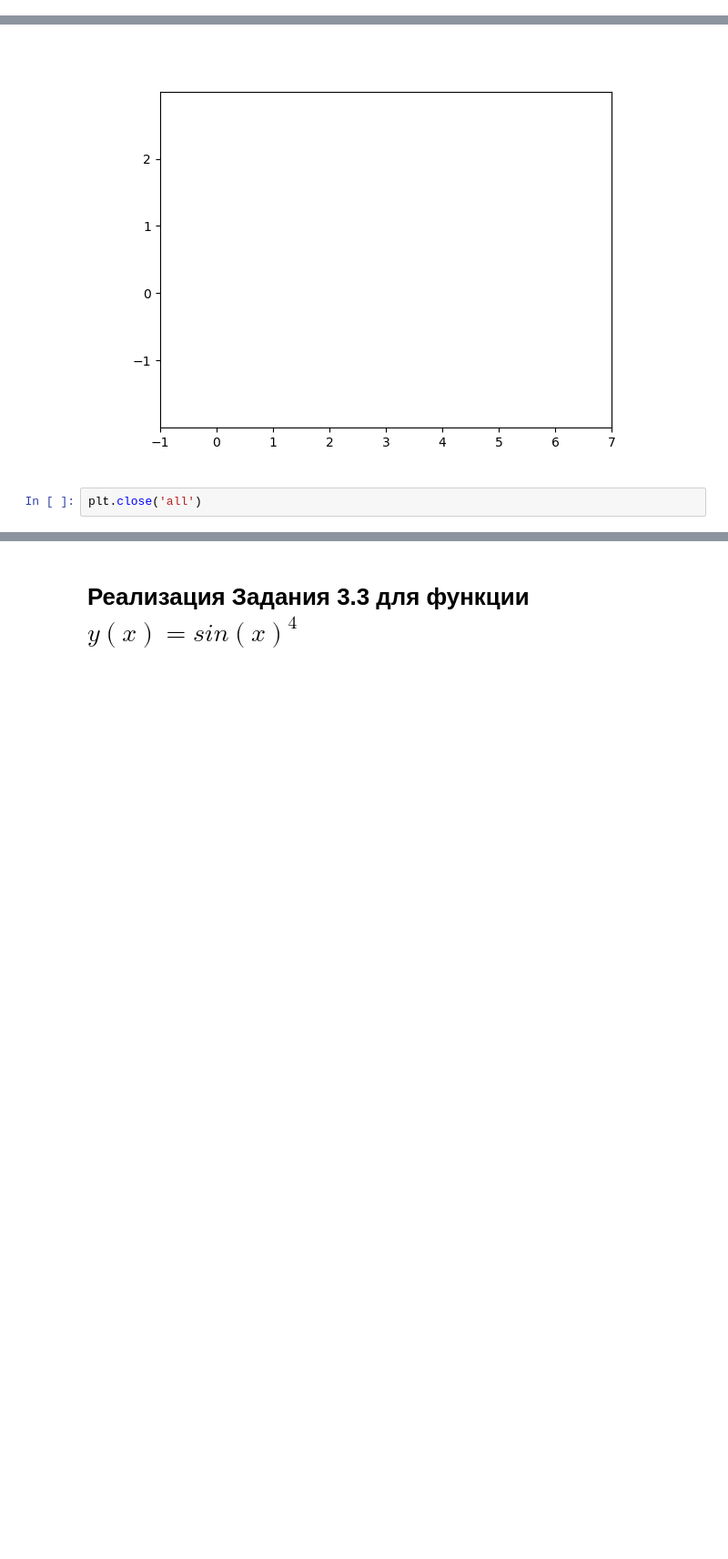
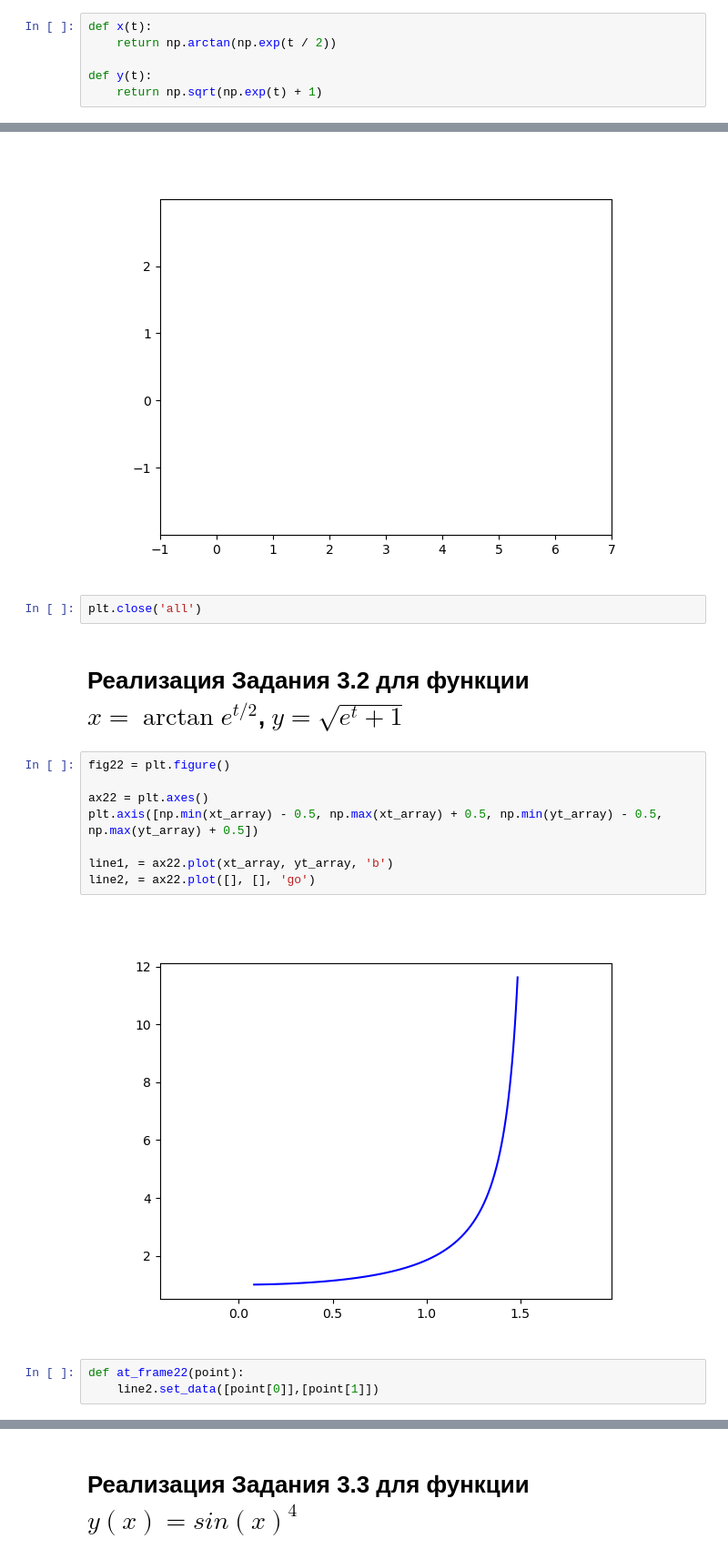
Before and after one commit to goba-boba/Km, a Jupyter notebook: KM_lb03_Lyapunova.ipynb, the cells around one changed output, grey strips where cells are left out. Shown at 91% size. Drawn from its saved outputs; the diff is of its cells as text; blank space fills up the shorter version.

```diff
--- a/KM_lb03_Lyapunova.ipynb
+++ b/KM_lb03_Lyapunova.ipynb
@@ -93,0 +102,6 @@ plt.close('all')
+# %%
+def x(t):
+    return np.arctan(np.exp(t / 2))
+
+def y(t):
+    return np.sqrt(np.exp(t) + 1)
@@ -135,3 +208,18 @@ FuncAnimation(fig2, at_frame2, frames=matrix, init_func=init,
 [figure]
 # %%
 plt.close('all')
+# %% [markdown]
+# Реализация Задания 3.2 для функции $x = \arctan e^{t/2}$, $y = \sqrt{e^t + 1}$
+# %%
+fig22 = plt.figure()
+
+ax22 = plt.axes()
+plt.axis([np.min(xt_array) - 0.5, np.max(xt_array) + 0.5, np.min(yt_array) - 0.5, np.max(yt_array) + 0.5])
+
+line1, = ax22.plot(xt_array, yt_array, 'b')
+line2, = ax22.plot([], [], 'go')
+# %% [output]
+[figure, added]
+# %%
+def at_frame22(point):
+    line2.set_data([point[0]],[point[1]])
```
Also changed, not shown: parts of 26 cells of this notebook.
